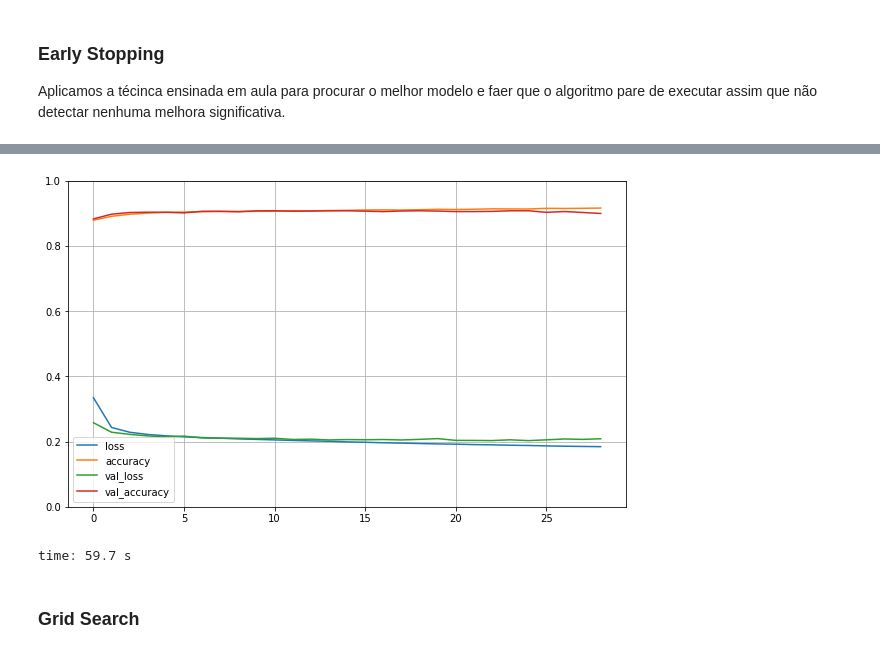
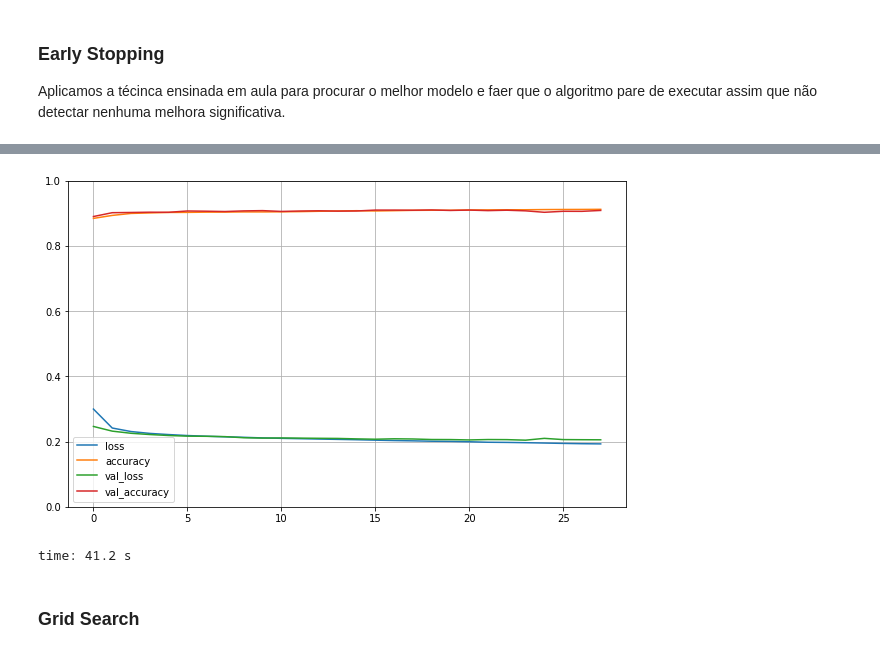
Before and after one commit to opaulomonteiro/tf-topicos, a Jupyter notebook: TF_Mateus_e_Paulo.ipynb, the cells around one changed output, grey strips where cells are left out. Drawn from its saved outputs; the diff is of its cells as text; code cells hidden in the pictures.

```diff
--- a/TF_Mateus_e_Paulo.ipynb
+++ b/TF_Mateus_e_Paulo.ipynb
@@ -404,10 +452,9 @@ time: 22.6 ms
 Aplicamos a técinca ensinada em aula para procurar o melhor modelo e faer que o algoritmo pare de executar assim que não detectar nenhuma melhora significativa.
 # %%
 model = keras.models.Sequential()
-model.add(keras.layers.Dense(100, activation="relu",input_shape=X_treino.shape[1:]))
-model.add(keras.layers.Dense(20, activation="relu"))
-model.add(keras.layers.Dense(20, activation="relu"))
-model.add(keras.layers.Dense(20, activation="relu"))
+model.add(keras.layers.Dense(80, activation="relu",input_shape=X_treino.shape[1:]))
+model.add(keras.layers.Dense(30, activation="relu"))
+model.add(keras.layers.Dense(10, activation="relu"))
 model.add(keras.layers.Dense(2, activation="softmax"))
 
 model.compile(loss="sparse_categorical_crossentropy",
@@ -449,5 +496,5 @@ F1 Score:  0.5354245538128719
-[figure, old version]
+[figure, new version]
-time: 59.7 s
+time: 41.2 s
 # %% [markdown]
 ### Grid Search
 # %%
```
Also changed, not shown: parts of 33 cells of this notebook, 2 other files.
